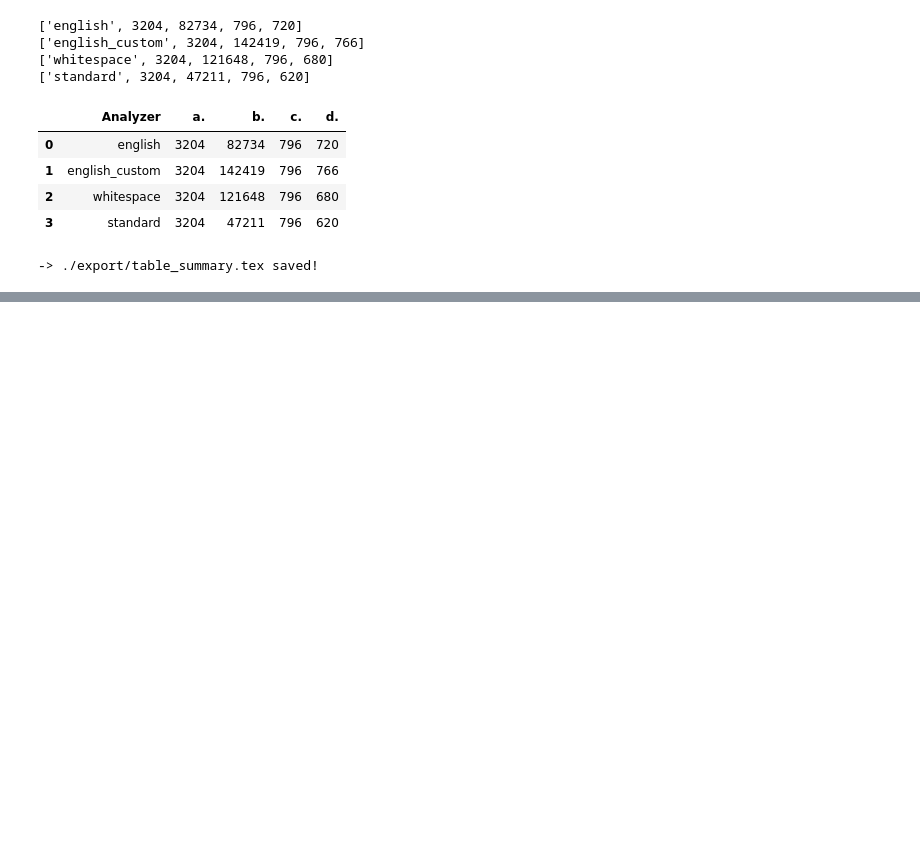
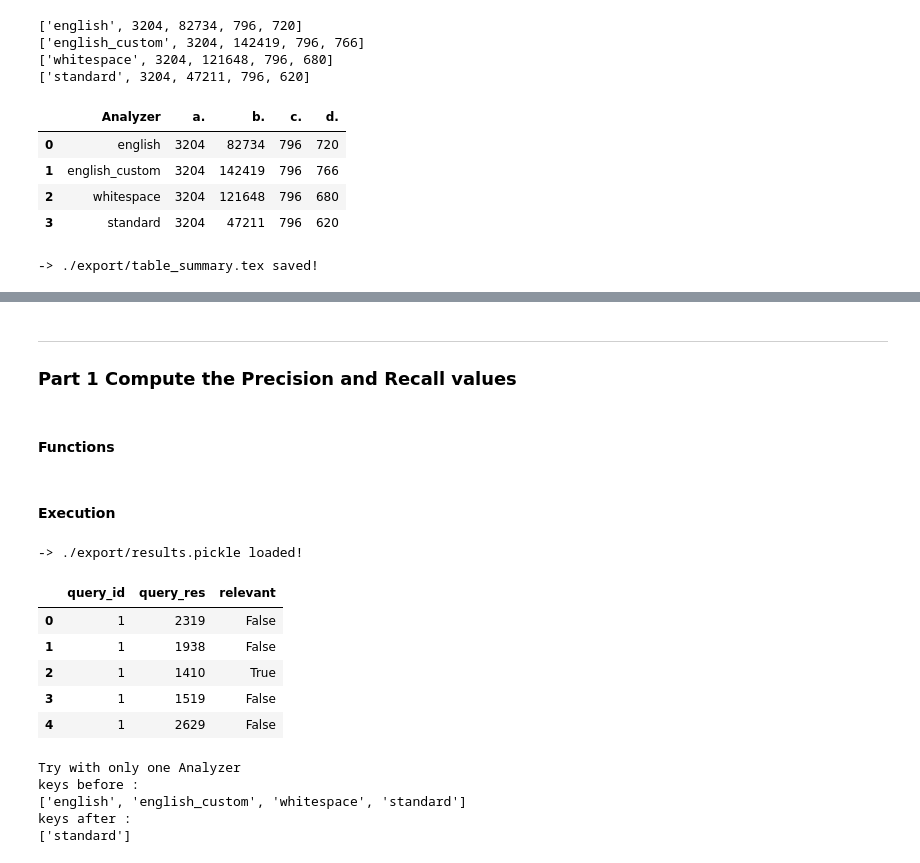
Before and after one commit to fredmontet/dmg-labs, a Jupyter notebook: lab04-evaluation/app_evaluation/Lab04_evaluation.ipynb, the cells around one changed output, grey strips where cells are left out. Cells and saved outputs as stored; diff of their text form; code cells hidden in the pictures; blank space fills up the shorter version.

```diff
--- a/lab04-evaluation/app_evaluation/Lab04_evaluation.ipynb
+++ b/lab04-evaluation/app_evaluation/Lab04_evaluation.ipynb
@@ -96,0 +137,5 @@ save_latex_table(summary, "summary")
+# %% [markdown]
+---
+### Part 1 Compute the Precision and Recall values
+# %% [markdown]
+#### Functions
@@ -96,0 +178,30 @@ save_latex_table(summary, "summary")
+# %% [markdown]
+#### Execution
+# %%
+# Load the results
+results = load_pickle("results")
+# %% [output]
+-> ./export/results.pickle loaded!
+# %%
+results["standard"].head()
+# %% [output]
+|  | query_id | query_res | relevant |
+| 0 | 1 | 2319 | False |
+| 1 | 1 | 1938 | False |
+| 2 | 1 | 1410 | True |
+| 3 | 1 | 1519 | False |
+| 4 | 1 | 2629 | False |
+# %%
+# TODO Remove when code is working
+print "Try with only one Analyzer"
+print "keys before : "
+print results.keys()
+results = {"standard" : results["standard"]}
+print "keys after : "
+print results.keys()
+# %% [output]
+Try with only one Analyzer
+keys before :
+['english', 'english_custom', 'whitespace', 'standard']
+keys after :
+['standard']
```
Also changed, not shown: parts of 29 cells of this notebook, 5 other files.
